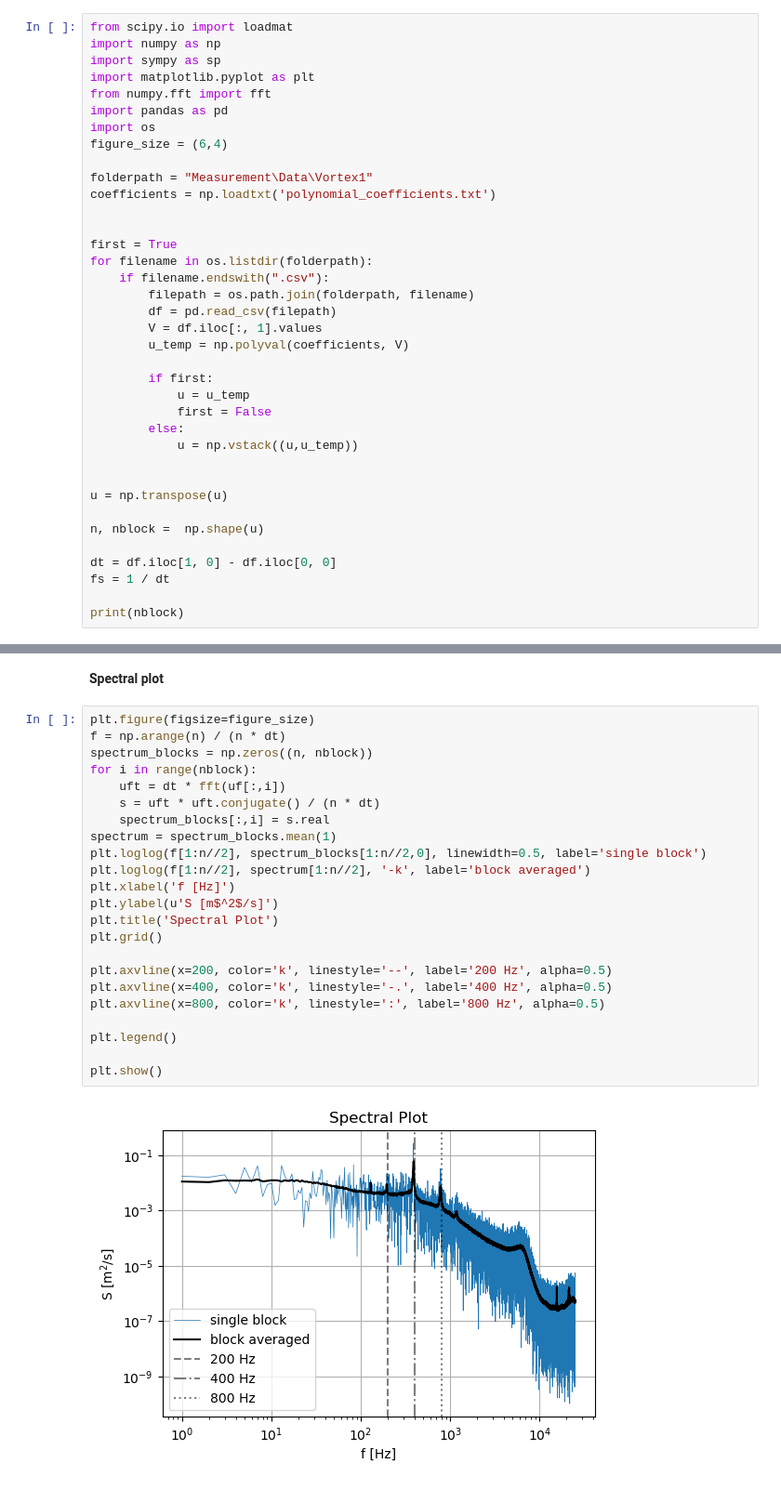
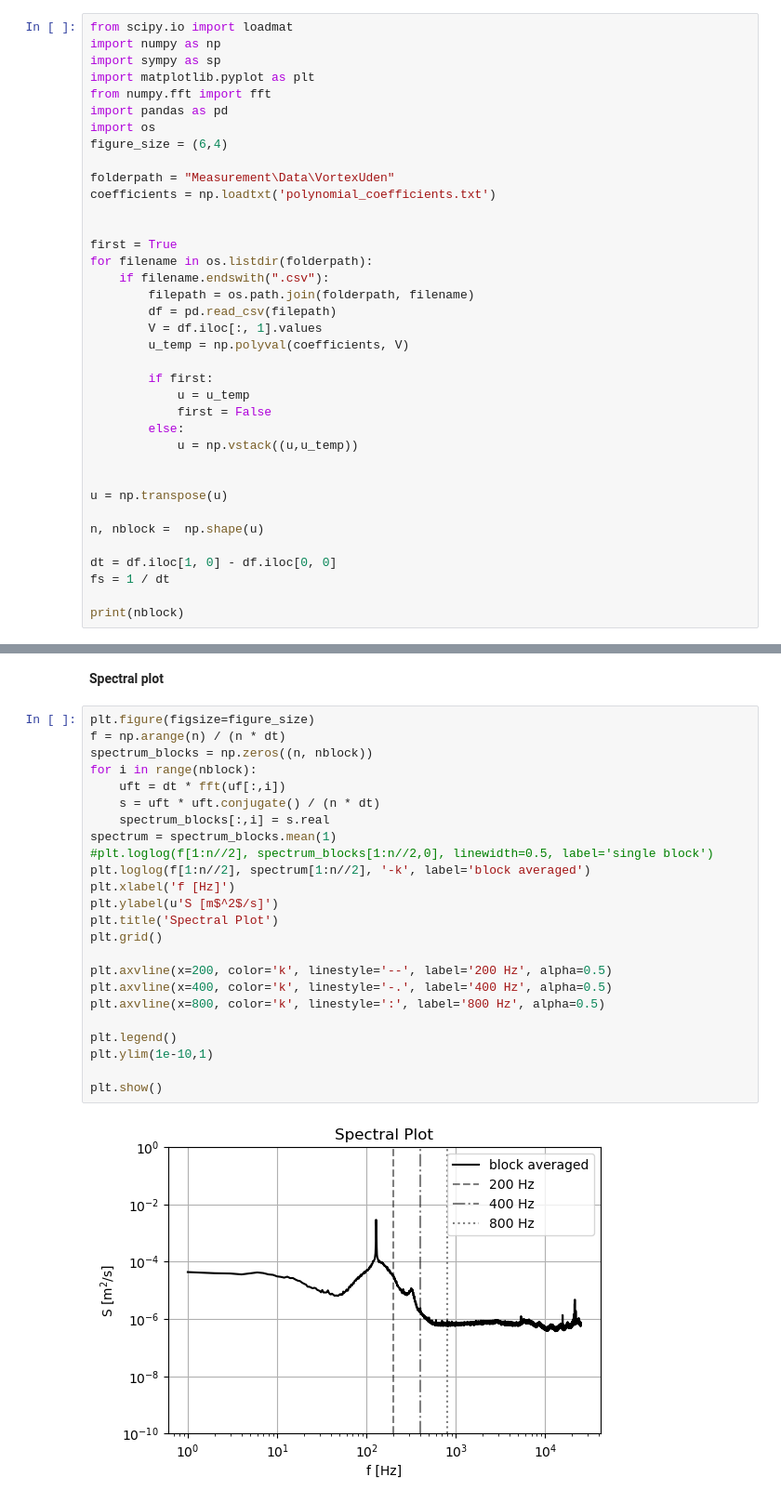
Before and after one commit to VictorLier/ExperimentalFluid, a Jupyter notebook: Hot-wire/spectral_plots_marc_uden.ipynb, the cells around one changed output, grey strips where cells are left out. Shown: that part at 93% size. Cells and saved outputs as stored; diff of their text form.

```diff
--- a/Hot-wire/spectral_plots_marc_uden.ipynb
+++ b/Hot-wire/spectral_plots_marc_uden.ipynb
@@ -8,7 +8,7 @@ import pandas as pd
 import os
 figure_size = (6,4)
 
-folderpath = "Measurement\Data\Vortex1"
+folderpath = "Measurement\Data\VortexUden"
 coefficients = np.loadtxt('polynomial_coefficients.txt')
 
 
@@ -77,25 +77,26 @@ Integral under the plot: 0.0006020977115557798
 # %%
 plt.figure(figsize=figure_size)
 f = np.arange(n) / (n * dt)
 spectrum_blocks = np.zeros((n, nblock))
 for i in range(nblock):
     uft = dt * fft(uf[:,i])
     s = uft * uft.conjugate() / (n * dt)
     spectrum_blocks[:,i] = s.real
 spectrum = spectrum_blocks.mean(1)
-plt.loglog(f[1:n//2], spectrum_blocks[1:n//2,0], linewidth=0.5, label='single block')
+#plt.loglog(f[1:n//2], spectrum_blocks[1:n//2,0], linewidth=0.5, label='single block')
 plt.loglog(f[1:n//2], spectrum[1:n//2], '-k', label='block averaged')
 plt.xlabel('f [Hz]')
 plt.ylabel(u'S [m$^2$/s]')
 plt.title('Spectral Plot')
 plt.grid()
 
 plt.axvline(x=200, color='k', linestyle='--', label='200 Hz', alpha=0.5)
 plt.axvline(x=400, color='k', linestyle='-.', label='400 Hz', alpha=0.5)
 plt.axvline(x=800, color='k', linestyle=':', label='800 Hz', alpha=0.5)
 
 plt.legend()
+plt.ylim(1e-10,1)
 
 plt.show()
 # %% [output]
-[figure, old version]
+[figure, new version]
```
Also changed, not shown: parts of 2 cells of this notebook, 5 other files.
